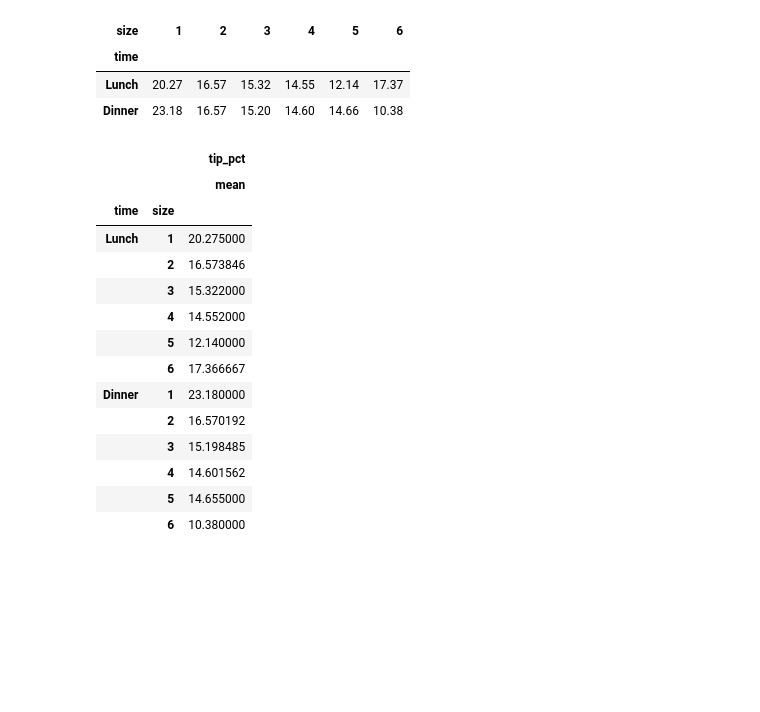
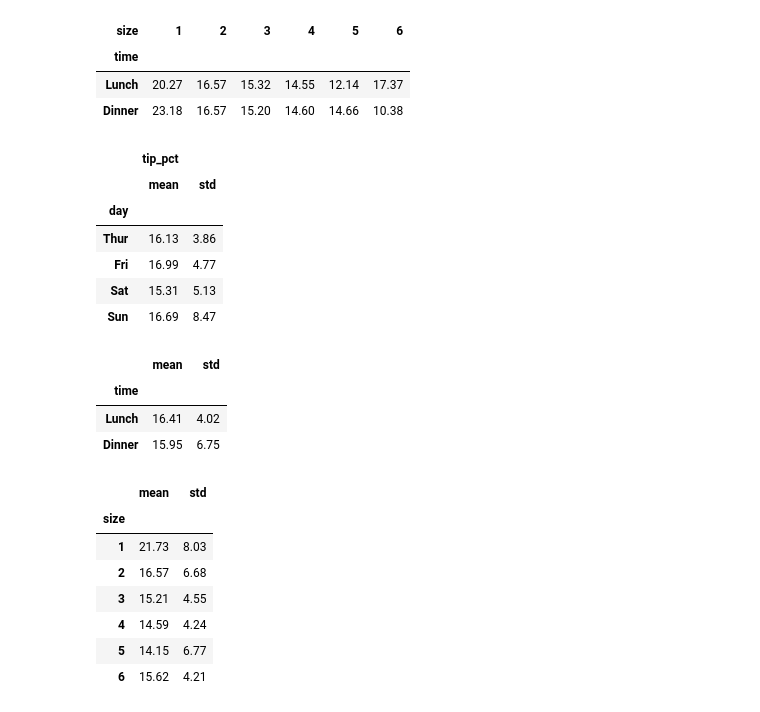
Before and after one commit to Mayhem-XD/DataAnalysis, a Jupyter notebook: 02.Pandas/09.그룹분석.ipynb, the cells around one changed output. Saved outputs shown, nothing was run; the diff lists cells and outputs as text; code cells hidden in the pictures; blank space fills up the shorter version.

```diff
--- a/02.Pandas/09.그룹분석.ipynb
+++ b/02.Pandas/09.그룹분석.ipynb
@@ -268,21 +268,31 @@ tips.pivot_table('tip_pct','time','size','mean').round(2)
 | time |  |  |  |  |  |  |
 | Lunch | 20.27 | 16.57 | 15.32 | 14.55 | 12.14 | 17.37 |
 | Dinner | 23.18 | 16.57 | 15.20 | 14.60 | 14.66 | 10.38 |
+# %%
+tips.groupby('day')[['tip_pct']].agg(['mean','std']).round(2)
+# %% [output]
+|  | tip_pct |  |
+|  | mean | std |
+| day |  |  |
+| Thur | 16.13 | 3.86 |
+| Fri | 16.99 | 4.77 |
+| Sat | 15.31 | 5.13 |
+| Sun | 16.69 | 8.47 |
 # %%
-tips.groupby(['time','size'])[['tip_pct']].agg(['mean'])
+tips.groupby('time')['tip_pct'].agg(['mean','std']).round(2)
 # %% [output]
-|  |  | tip_pct |
-|  |  | mean |
-| time | size |  |
-| Lunch | 1 | 20.275000 |
-|  | 2 | 16.573846 |
-|  | 3 | 15.322000 |
-|  | 4 | 14.552000 |
-|  | 5 | 12.140000 |
-|  | 6 | 17.366667 |
-| Dinner | 1 | 23.180000 |
-|  | 2 | 16.570192 |
-|  | 3 | 15.198485 |
-|  | 4 | 14.601562 |
-|  | 5 | 14.655000 |
-|  | 6 | 10.380000 |
+|  | mean | std |
+| time |  |  |
+| Lunch | 16.41 | 4.02 |
+| Dinner | 15.95 | 6.75 |
+# %%
+tips.groupby('size')['tip_pct'].agg(['mean','std']).round(2)
+# %% [output]
+|  | mean | std |
+| size |  |  |
+| 1 | 21.73 | 8.03 |
+| 2 | 16.57 | 6.68 |
+| 3 | 15.21 | 4.55 |
+| 4 | 14.59 | 4.24 |
+| 5 | 14.15 | 6.77 |
+| 6 | 15.62 | 4.21 |
```
Also changed, not shown: parts of 7 cells of this notebook, 4 other files.
